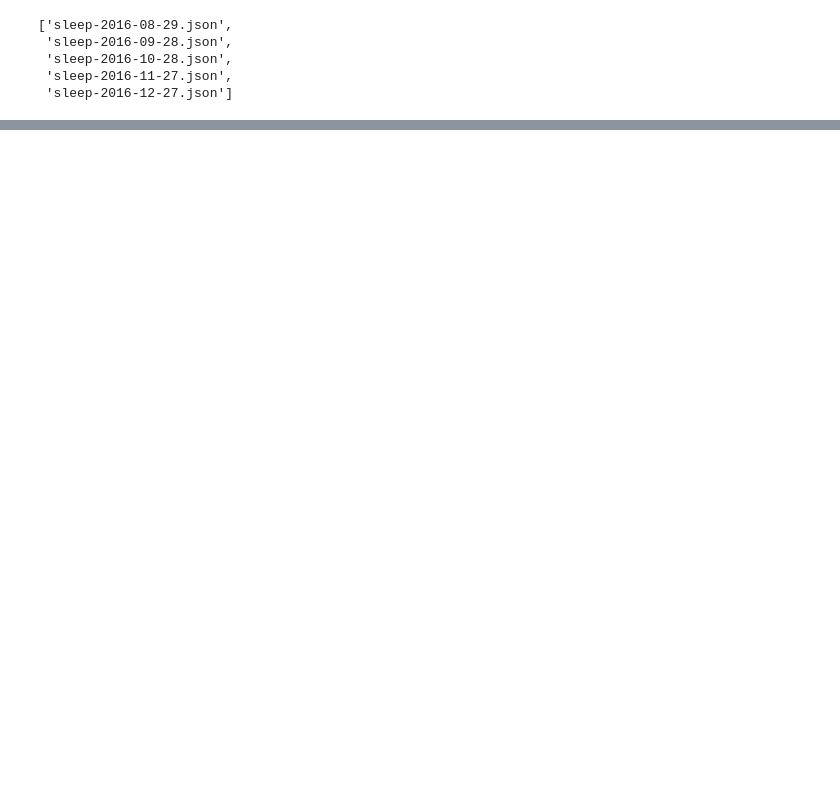
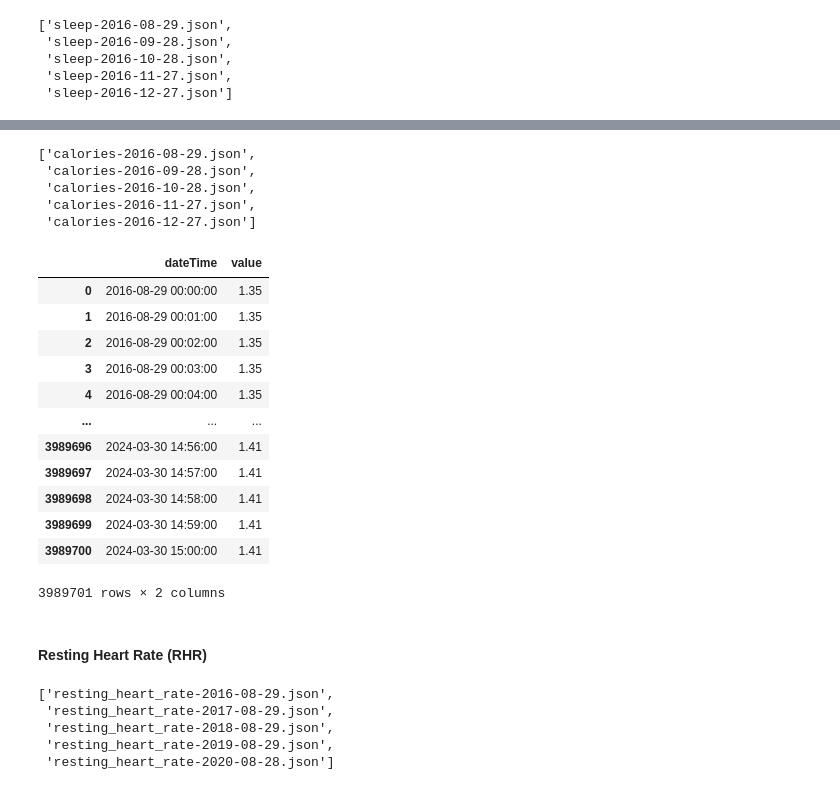
Before and after one commit to raymond-edgerly/fitbit_export, a Jupyter notebook: fitbit_takeout_to_old_fitbit_export.ipynb, the cells around one changed output, grey strips where cells are left out. Cells and saved outputs as stored; diff of their text form; code cells hidden in the pictures; blank space fills up the shorter version.

```diff
--- a/fitbit_takeout_to_old_fitbit_export.ipynb
+++ b/fitbit_takeout_to_old_fitbit_export.ipynb
@@ -83,0 +154,49 @@ df.to_csv('./fitbit_sleep_data_in_old_export_format.csv', index=False, header=Fa
+# %%
+calories_files = [file for file in json_files if re.match(r'calories-\d{4}-\d{2}-\d{2}\.json$', file)]
+calories_files.sort()
+calories_files[:5] # Check first 5 are as expected.
+# %% [output]
+['calories-2016-08-29.json',
+ 'calories-2016-09-28.json',
+ 'calories-2016-10-28.json',
+ 'calories-2016-11-27.json',
+ 'calories-2016-12-27.json']
+# %%
+# Takes too long since there is 1 .json object for every mintue - should be lazily evaluated and aggregated daily.
+dfs = []
+for file in calories_files:
+    file_path = os.path.join(filepath + '/', file)
+    df = pd.read_json(file_path)
+    dfs.append(df)
+
+df = pd.concat(dfs, ignore_index=True)
+# %%
+df
+# %% [output]
+|  | dateTime | value |
+| 0 | 2016-08-29 00:00:00 | 1.35 |
+| 1 | 2016-08-29 00:01:00 | 1.35 |
+| 2 | 2016-08-29 00:02:00 | 1.35 |
+| 3 | 2016-08-29 00:03:00 | 1.35 |
+| 4 | 2016-08-29 00:04:00 | 1.35 |
+| ... | ... | ... |
+| 3989696 | 2024-03-30 14:56:00 | 1.41 |
+| 3989697 | 2024-03-30 14:57:00 | 1.41 |
+| 3989698 | 2024-03-30 14:58:00 | 1.41 |
+| 3989699 | 2024-03-30 14:59:00 | 1.41 |
+| 3989700 | 2024-03-30 15:00:00 | 1.41 |
+3989701 rows × 2 columns
+# %% [markdown]
+
+#### Resting Heart Rate (RHR)
+# %%
+# Functionalize this.
+rhr_files = [file for file in json_files if re.match(r'resting_heart_rate-\d{4}-\d{2}-\d{2}\.json$', file)]
+rhr_files.sort()
+rhr_files[:5] # Check first 5 are as expected.
+# %% [output]
+['resting_heart_rate-2016-08-29.json',
+ 'resting_heart_rate-2017-08-29.json',
+ 'resting_heart_rate-2018-08-29.json',
+ 'resting_heart_rate-2019-08-29.json',
+ 'resting_heart_rate-2020-08-28.json']
```
Also changed, not shown: parts of 17 cells of this notebook.
